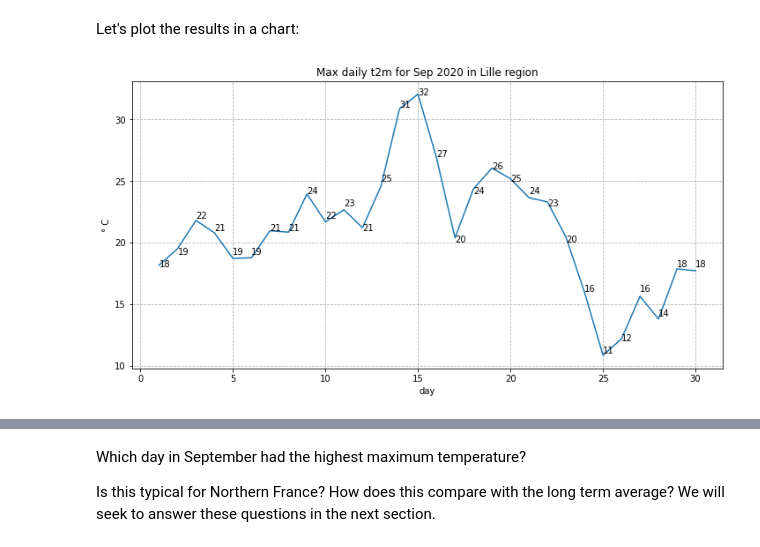
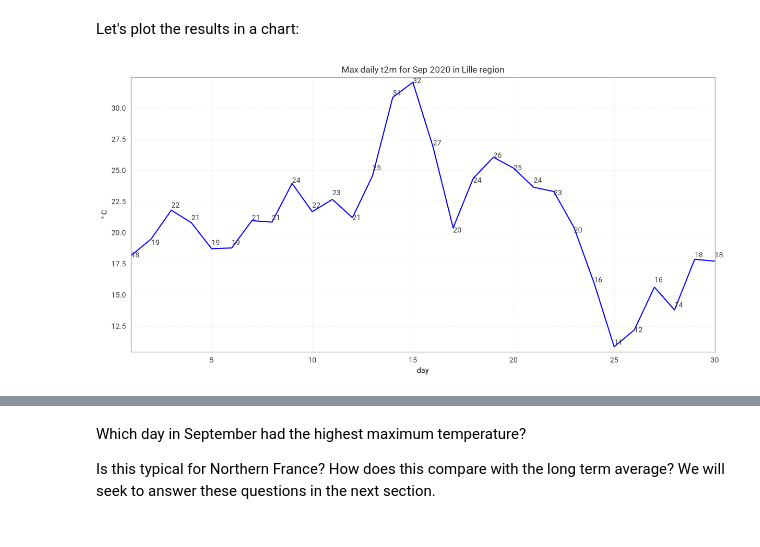
Before and after one commit to ecmwf-training/c3s-training-submodule-reanalysis, a Jupyter notebook: reanalysis-heatwave.ipynb, the cells around one changed output, grey strips where cells are left out. Cells and saved outputs as stored; diff of their text form; code cells hidden in the pictures.

```diff
--- a/reanalysis-heatwave.ipynb
+++ b/reanalysis-heatwave.ipynb
@@ -181,3 +185,6 @@ ds = xr.open_dataset(filename)
+# %%
+# Convert directly to an Xarray Dataset
+ds = data.to_xarray()
 # %% [markdown]
 Now we can query our newly created Xarray dataset ...
 # %%
@@ -235,17 +283,17 @@ Lille_2020_max = Lille_2020.groupby('time.day').max('time')
 # %% [markdown]
 Let's plot the results in a chart:
 # %%
-fig, ax = plt.subplots(1, 1, figsize = (12, 6))
-
-ax.plot(Lille_2020_max.day, Lille_2020_max)
-ax.set_title('Max daily t2m for Sep 2020 in Lille region')
-ax.set_ylabel('° C')
-ax.set_xlabel('day')
-ax.grid(linestyle='--')
-for i,j in zip(Lille_2020_max.day, np.around(Lille_2020_max.values, 0).astype(int)):
-    ax.annotate(str(j),xy=(i,j))
+ts = earthkit.plots.TimeSeries(figsize=(12, 6))
+ts.line(Lille_2020_max, color='blue')
+ts.title('Max daily t2m for Sep 2020 in Lille region')
+ts.ylabel('° C')
+ts.xlabel('day')
+ts.ax.grid(linestyle='--')
+for i, j in zip(Lille_2020_max.day.values, np.around(Lille_2020_max.values, 0).astype(int)):
+    ts.ax.annotate(str(j), xy=(i, j))
+ts.show()
 # %% [output]
-[figure, old version]
+[figure, new version]
 # %%
 print('The maximum temperature in September 2020 in this area was',
       np.around(Lille_2020_max.max().values, 1), 'degrees Celsius.')
```
Also changed, not shown: parts of 21 cells of this notebook, 3 other files.
